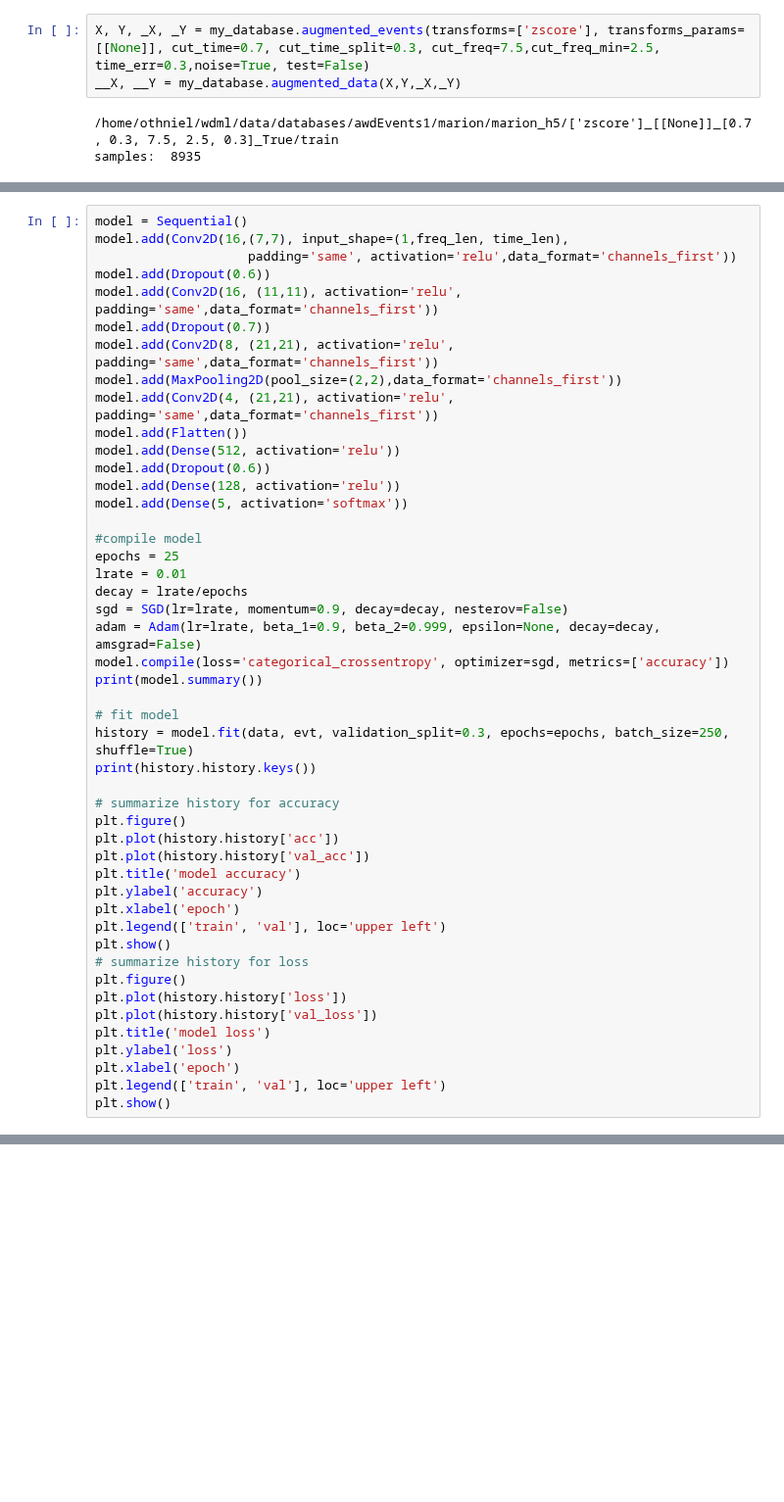
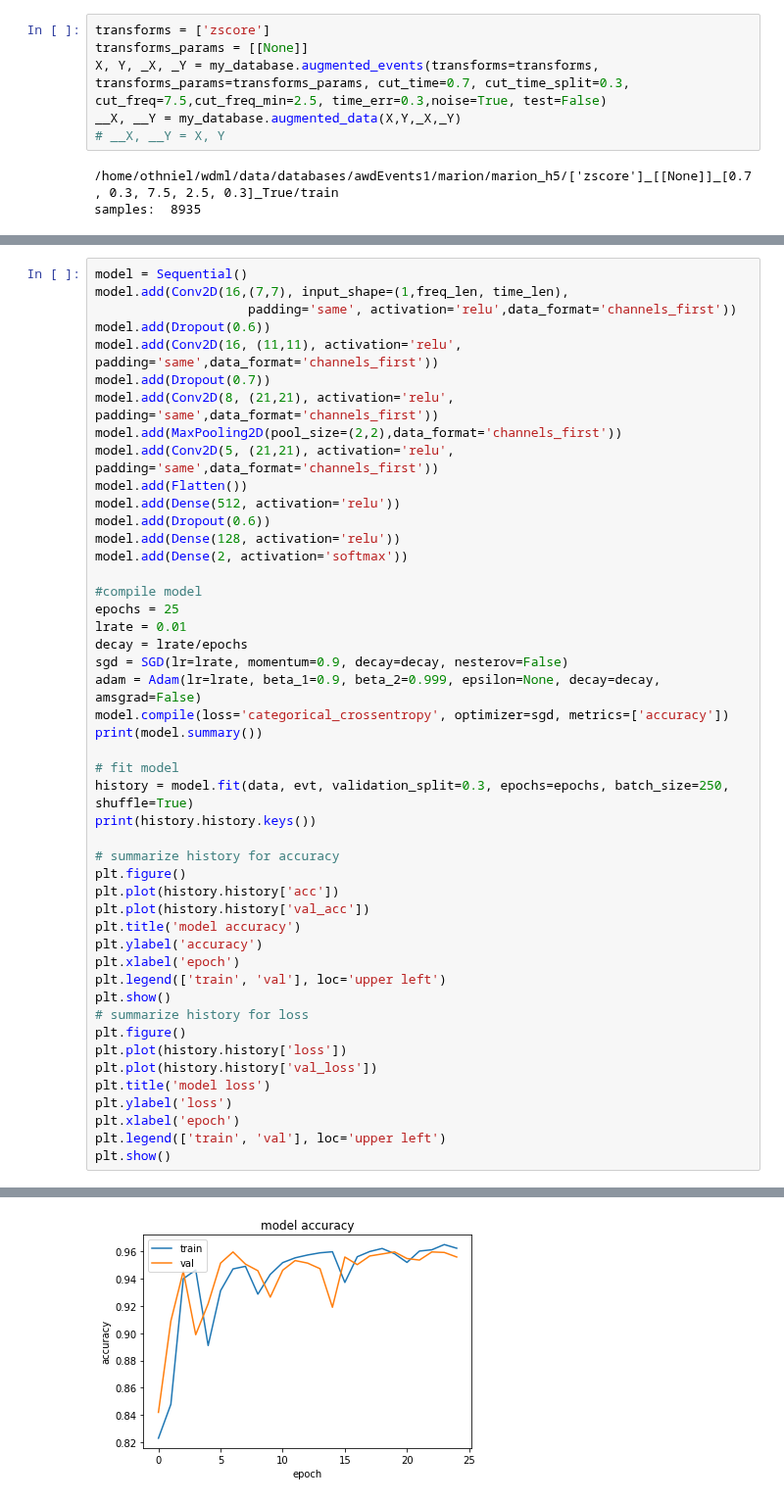
Before and after one commit to Kojey/MSc-whistler-waves-detector, a Jupyter notebook: ipy/cnn.ipynb, the cells around one changed output, grey strips where cells are left out. Shown at 98% size. Drawn from its saved outputs; the diff is of its cells as text; blank space fills up the shorter version.

```diff
--- a/ipy/cnn.ipynb
+++ b/ipy/cnn.ipynb
@@ -45,8 +48,11 @@ database_loc = os.path.join(os.getcwd().split(os.environ.get('USER'))[0],os.envi
 site = 'marion'
 my_database = Database(dataset_loc, database_loc, site)
 # %%
-X, Y, _X, _Y = my_database.augmented_events(transforms=['zscore'], transforms_params=[[None]], cut_time=0.7, cut_time_split=0.3, cut_freq=7.5,cut_freq_min=2.5, time_err=0.3,noise=True, test=False)
+transforms = ['zscore']
+transforms_params = [[None]]
+X, Y, _X, _Y = my_database.augmented_events(transforms=transforms, transforms_params=transforms_params, cut_time=0.7, cut_time_split=0.3, cut_freq=7.5,cut_freq_min=2.5, time_err=0.3,noise=True, test=False)
 __X, __Y = my_database.augmented_data(X,Y,_X,_Y)
+# __X, __Y = X, Y
 # %% [output]
 /home/othniel/wdml/data/databases/awdEvents1/marion/marion_h5/['zscore']_[[None]]_[0.7, 0.3, 7.5, 2.5, 0.3]_True/train
 samples:  8935
@@ -71,12 +82,12 @@ model.add(Conv2D(16, (11,11), activation='relu', padding='same',data_format='cha
 model.add(Dropout(0.7))
 model.add(Conv2D(8, (21,21), activation='relu', padding='same',data_format='channels_first'))
 model.add(MaxPooling2D(pool_size=(2,2),data_format='channels_first'))
-model.add(Conv2D(4, (21,21), activation='relu', padding='same',data_format='channels_first'))
+model.add(Conv2D(5, (21,21), activation='relu', padding='same',data_format='channels_first'))
 model.add(Flatten())
 model.add(Dense(512, activation='relu'))
 model.add(Dropout(0.6))
 model.add(Dense(128, activation='relu'))
-model.add(Dense(5, activation='softmax'))
+model.add(Dense(2, activation='softmax'))
 
 #compile model
 epochs = 25
@@ -109,3 +120,4 @@ plt.ylabel('loss')
 plt.xlabel('epoch')
 plt.legend(['train', 'val'], loc='upper left')
 plt.show()
+# %% [output]
@@ -111,0 +141 @@ plt.show()
+[figure, added]
```
Also changed, not shown: parts of 10 cells of this notebook, 46 other files.
